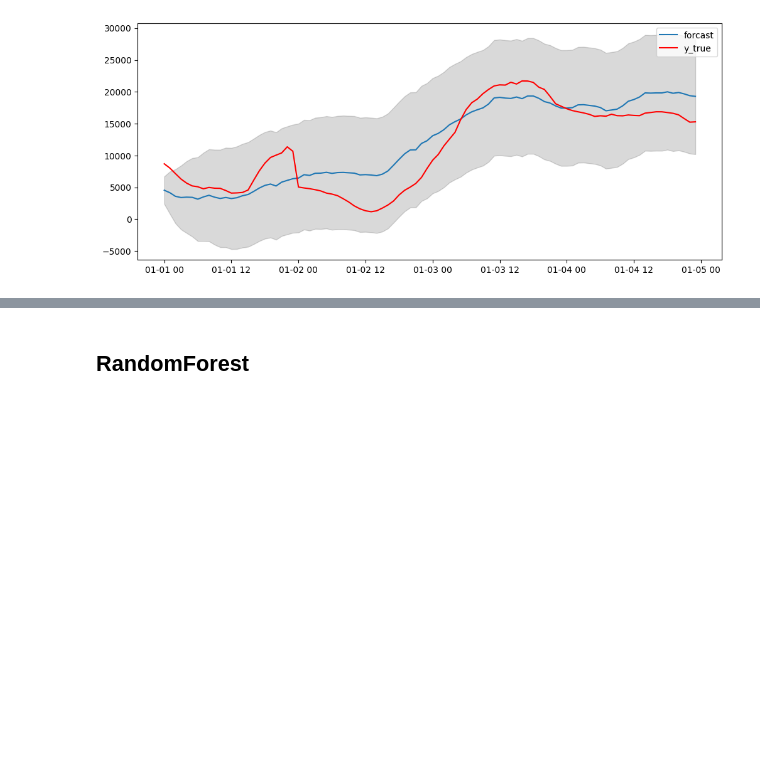
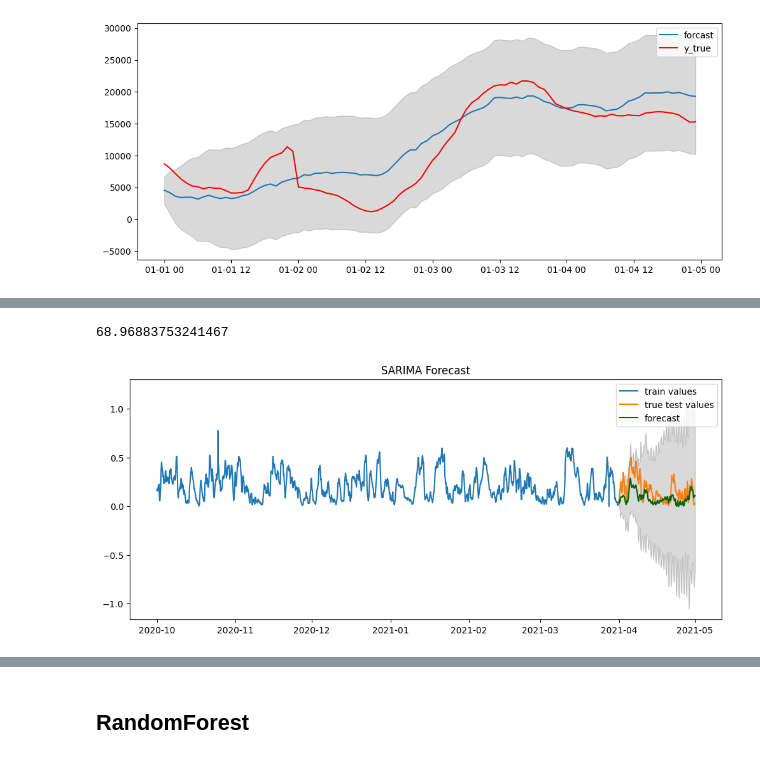
Before and after one commit to HaukeFock/predict_energy_generation, a Jupyter notebook: notebooks/rodrigo_sarimax.ipynb, the cells around one changed output, grey strips where cells are left out. Saved outputs shown, nothing was run; the diff lists cells and outputs as text; code cells hidden in the pictures; blank space fills up the shorter version.

```diff
--- a/notebooks/rodrigo_sarimax.ipynb
+++ b/notebooks/rodrigo_sarimax.ipynb
@@ -1309,0 +1323,11 @@ plt.legend();
+# %%
+# split data
+X, y = get_X_y(target_scaled_df, feat_scaled_df, init_date=dt.date(2020,10,1), end_date=dt.date(2021,6,16))
+X_train, X_test, y_train, y_test = train_test_split(X, y, train_end='2021-3-31', test_init='2021-4-1', test_end='2021-4-30')
+
+# train model
+sarimax_11 = SARIMAX(y_train,
+                    exog=X_train, order=(2,1,2),
+                    seasonal_order=(1,0,2,24),
+                    time_varying_regression=True,
+                    mle_regression=False).fit()
@@ -1309,0 +1365,28 @@ plt.legend();
+# %%
+#get predicitons and confidence interval
+sarimax_result = sarimax_11.get_prediction(start=X_test.index[0], end=X_test.index[-1], exog=X_test)
+confint = sarimax_result.conf_int(alpha=0.05)
+central = sarimax_result.predicted_mean
+lower = confint['lower y']
+upper = confint['upper y']
+# %%
+# model MAPE
+mean_absolute_percentage_error(y_test, central)
+# %% [output]
+68.96883753241467
+# %%
+# Plot
+plt.figure(figsize=(12,5), dpi=100)
+plt.plot(y_train, label = "train values")
+plt.plot(y_test, label = "true test values")
+plt.plot(central, color='darkgreen',label = "forecast")
+plt.fill_between(lower.index,
+                 lower,
+                 upper,
+                 color='k', alpha=.15)
+
+plt.title("SARIMA Forecast")
+plt.legend()
+plt.show()
+# %% [output]
+[figure, added]
```
Also changed, not shown: parts of 30 cells of this notebook, 1 other file.
